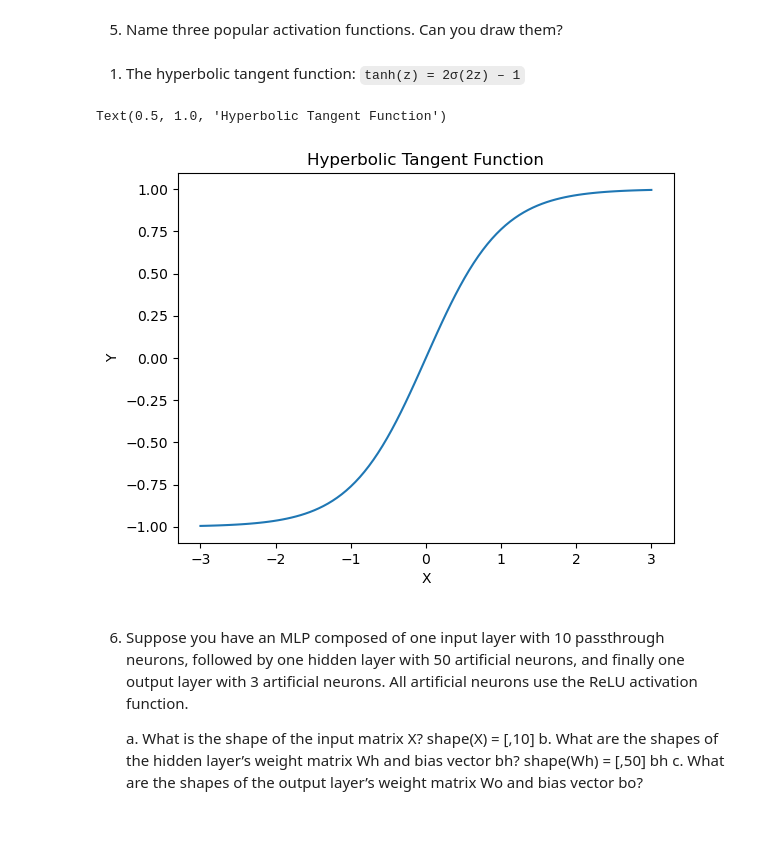
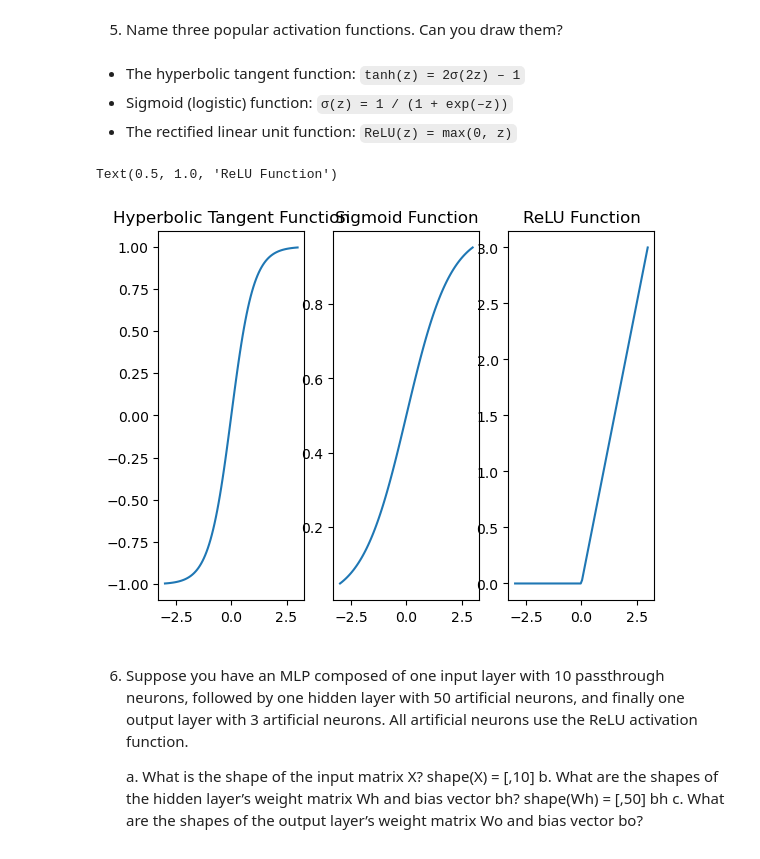
Before and after one commit to Sean-Michael/hands-on-ml-notes, a Jupyter notebook: Part-II-Neural-Networks-And-Deep-Learning/Ch-9-Introduction-To-Artificial-Neural-Networks/EXERCISES.ipynb, the cells around one changed output. Saved outputs shown, nothing was run; the diff lists cells and outputs as text; code cells hidden in the pictures; blank space fills up the shorter version.

Commit message:
question 5 answered with some fun matplot graphs!

```diff
--- a/Part-II-Neural-Networks-And-Deep-Learning/Ch-9-Introduction-To-Artificial-Neural-Networks/EXERCISES.ipynb
+++ b/Part-II-Neural-Networks-And-Deep-Learning/Ch-9-Introduction-To-Artificial-Neural-Networks/EXERCISES.ipynb
@@ -11,25 +11,39 @@ By replacing something like the step-function with the sigmoid (logistic functio
 
 5. Name three popular activation functions. Can you draw them?
 # %% [markdown]
-1. The hyperbolic tangent function: `tanh(z) = 2σ(2z) – 1`
+- The hyperbolic tangent function: `tanh(z) = 2σ(2z) – 1`
+- Sigmoid (logistic) function: `σ(z) = 1 / (1 + exp(–z))`
+- The rectified linear unit function: `ReLU(z) = max(0, z)`
 # %%
 import matplotlib.pyplot as plt
 import numpy as np
 
 def hyperbolic_tangent_function(z):
     return np.tanh(z)
 
+def sigmoid(z):
+    return 1 / (1 + np.exp(-z))
+
+def relu(z):
+    return np.maximum(0,z)
+
 x_values = np.linspace(-3,3,100)
 
-y_values = hyperbolic_tangent_function(x_values)
+y1,y2,y3 = hyperbolic_tangent_function(x_values), sigmoid(x_values), relu(x_values)
 
-plt.plot(x_values, y_values, label='$y = tanh(x)')
-plt.xlabel("X")
-plt.ylabel("Y")
-plt.title("Hyperbolic Tangent Function")
+fig, ax = plt.subplots(1, 3)
+
+ax[0].plot(x_values, y1)
+ax[0].set_title("Hyperbolic Tangent Function")
+
+ax[1].plot(x_values, y2)
+ax[1].set_title("Sigmoid Function")
+
+ax[2].plot(x_values, y3)
+ax[2].set_title("ReLU Function")
 # %% [output]
-Text(0.5, 1.0, 'Hyperbolic Tangent Function')
+Text(0.5, 1.0, 'ReLU Function')
-[figure, old version]
+[figure, new version]
 # %% [markdown]
 
 
```
